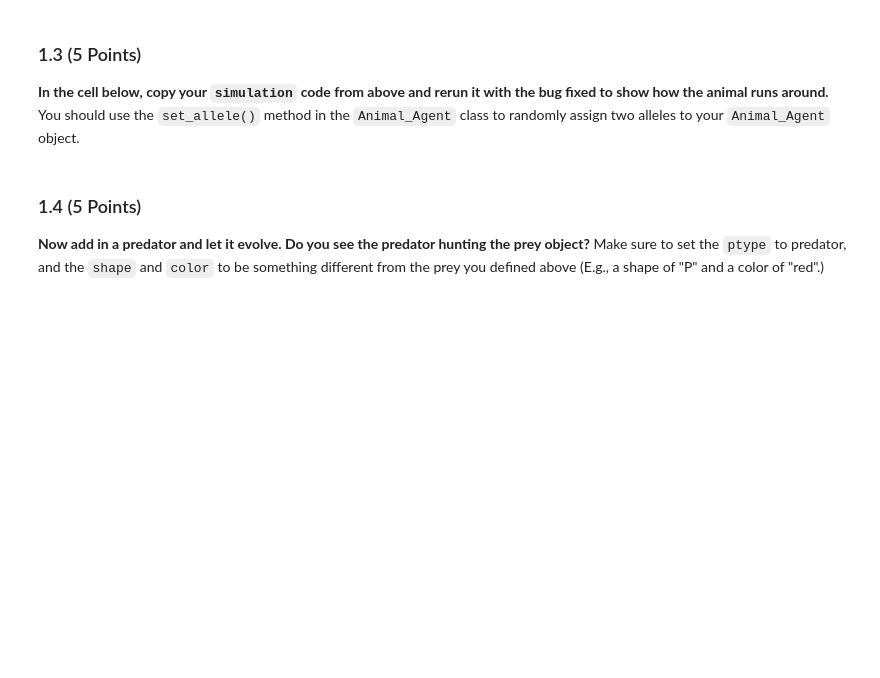
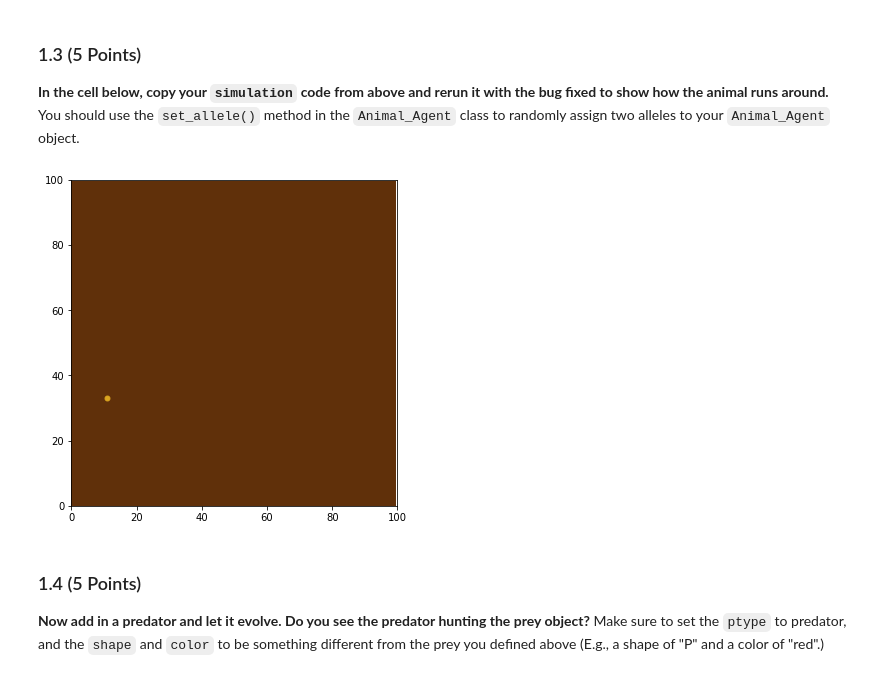
Before and after one commit to mccoll58/CMSE202-s23-turnin, a Jupyter notebook: HW3/HW3_ABMs_STUDENT.ipynb, the cells around one changed output. Cells and saved outputs as stored; diff of their text form; code cells hidden in the pictures; blank space fills up the shorter version.

```diff
--- a/HW3/HW3_ABMs_STUDENT.ipynb
+++ b/HW3/HW3_ABMs_STUDENT.ipynb
@@ -88,3 +95,11 @@ NameError: name 'self' is not defined
+# %%
+#Write your code here
+Female = Animal_Agent(sex="F",color = 'red',shape = 'o')
+Female.set_allele(0,1)
+E.add_agent(Female)
+E.simulate(40)
+# %% [output]
+[figure, added]
 # %% [markdown]
 ### 1.4 (5 Points)
 
```
Also changed, not shown: parts of 21 cells of this notebook.
